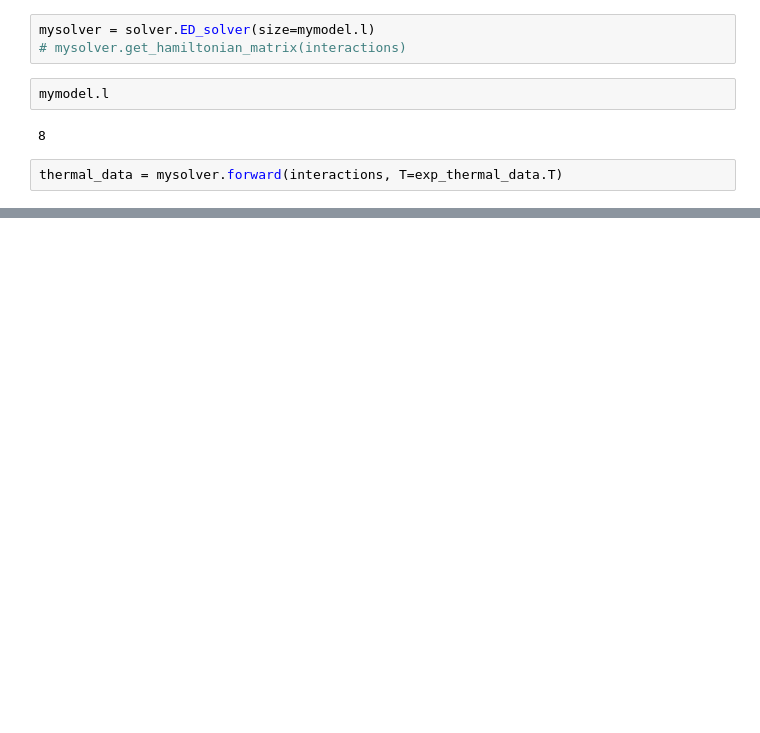
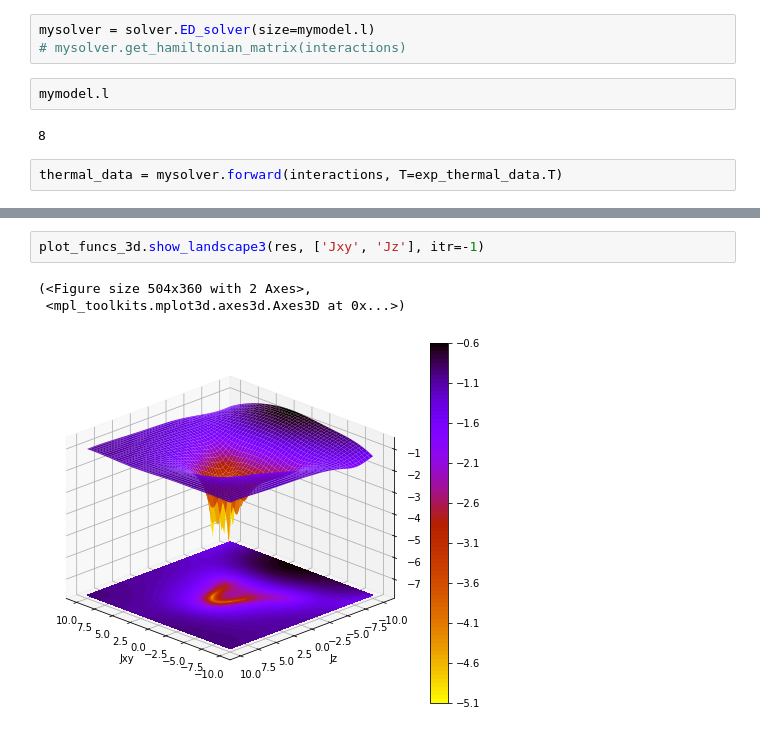
Before and after one commit to QMagen/PyQMagen, a Jupyter notebook: Dev.ipynb, the cells around one changed output, grey strips where cells are left out. Cells and saved outputs as stored; diff of their text form; blank space fills up the shorter version.

```diff
--- a/Dev.ipynb
+++ b/Dev.ipynb
@@ -56,0 +76,6 @@ iteration 99: Loss = 3.2111655407395157, Parameter is {'J': 1.2575114883966343}
+# %%
+plot_funcs_3d.show_landscape3(res, ['Jxy', 'Jz'], itr=-1)
+# %% [output]
+(<Figure size 504x360 with 2 Axes>,
+ <mpl_toolkits.mplot3d.axes3d.Axes3D at 0x...>)
+[figure, added]
```
Also changed, not shown: parts of 15 cells of this notebook, 23 other files.
